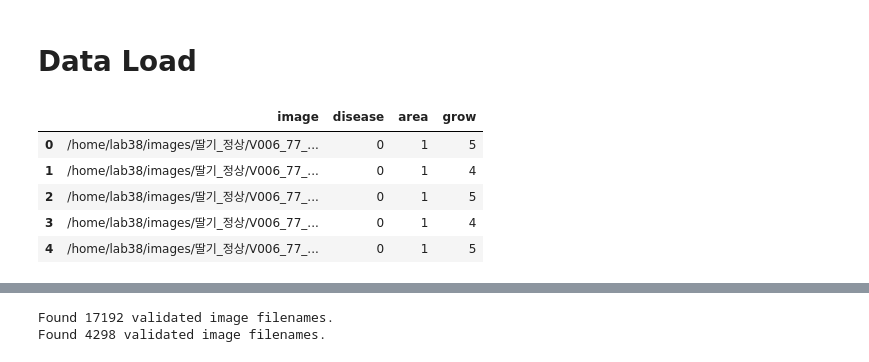
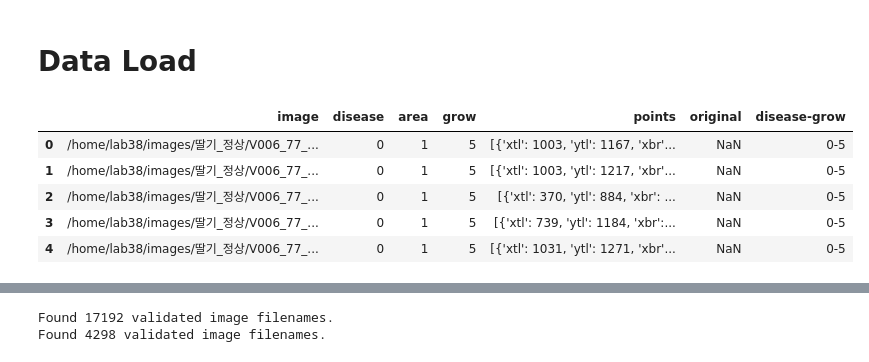
Before and after one commit to HKLeeeee/Multi_proj_6, a Jupyter notebook: model/multi-output/strawberry/[Lab]Multi-Output Model .ipynb, the cells around one changed output, grey strips where cells are left out. Drawn from its saved outputs; the diff is of its cells as text; code cells hidden in the pictures.

```diff
--- a/model/multi-output/strawberry/[Lab]Multi-Output Model .ipynb
+++ b/model/multi-output/strawberry/[Lab]Multi-Output Model .ipynb
@@ -42,12 +42,12 @@ BATCH_SIZE = 50
 # %% [markdown]
 # Data Load
 # %%
-df = pd.read_csv('../../../data/strawberry.csv')
+df = pd.read_csv('../../../data/small_down_sampled_strawberry.csv')
 df.head()
 # %% [output]
-|  | image | disease | area | grow |
-| 0 | /home/lab38/images/딸기_정상/V006_77_... | 0 | 1 | 5 |
-| 1 | /home/lab38/images/딸기_정상/V006_77_... | 0 | 1 | 4 |
-| 2 | /home/lab38/images/딸기_정상/V006_77_... | 0 | 1 | 5 |
-| 3 | /home/lab38/images/딸기_정상/V006_77_... | 0 | 1 | 4 |
-| 4 | /home/lab38/images/딸기_정상/V006_77_... | 0 | 1 | 5 |
+|  | image | disease | area | grow | points | original | disease-grow |
+| 0 | /home/lab38/images/딸기_정상/V006_77_... | 0 | 1 | 5 | [{'xtl': 1003, 'ytl': 1167, 'xbr'... | NaN | 0-5 |
+| 1 | /home/lab38/images/딸기_정상/V006_77_... | 0 | 1 | 5 | [{'xtl': 1003, 'ytl': 1217, 'xbr'... | NaN | 0-5 |
+| 2 | /home/lab38/images/딸기_정상/V006_77_... | 0 | 1 | 5 | [{'xtl': 370, 'ytl': 884, 'xbr': ... | NaN | 0-5 |
+| 3 | /home/lab38/images/딸기_정상/V006_77_... | 0 | 1 | 5 | [{'xtl': 739, 'ytl': 1184, 'xbr':... | NaN | 0-5 |
+| 4 | /home/lab38/images/딸기_정상/V006_77_... | 0 | 1 | 5 | [{'xtl': 1031, 'ytl': 1271, 'xbr'... | NaN | 0-5 |
```
Also changed, not shown: parts of 10 cells of this notebook, 5 other files.
